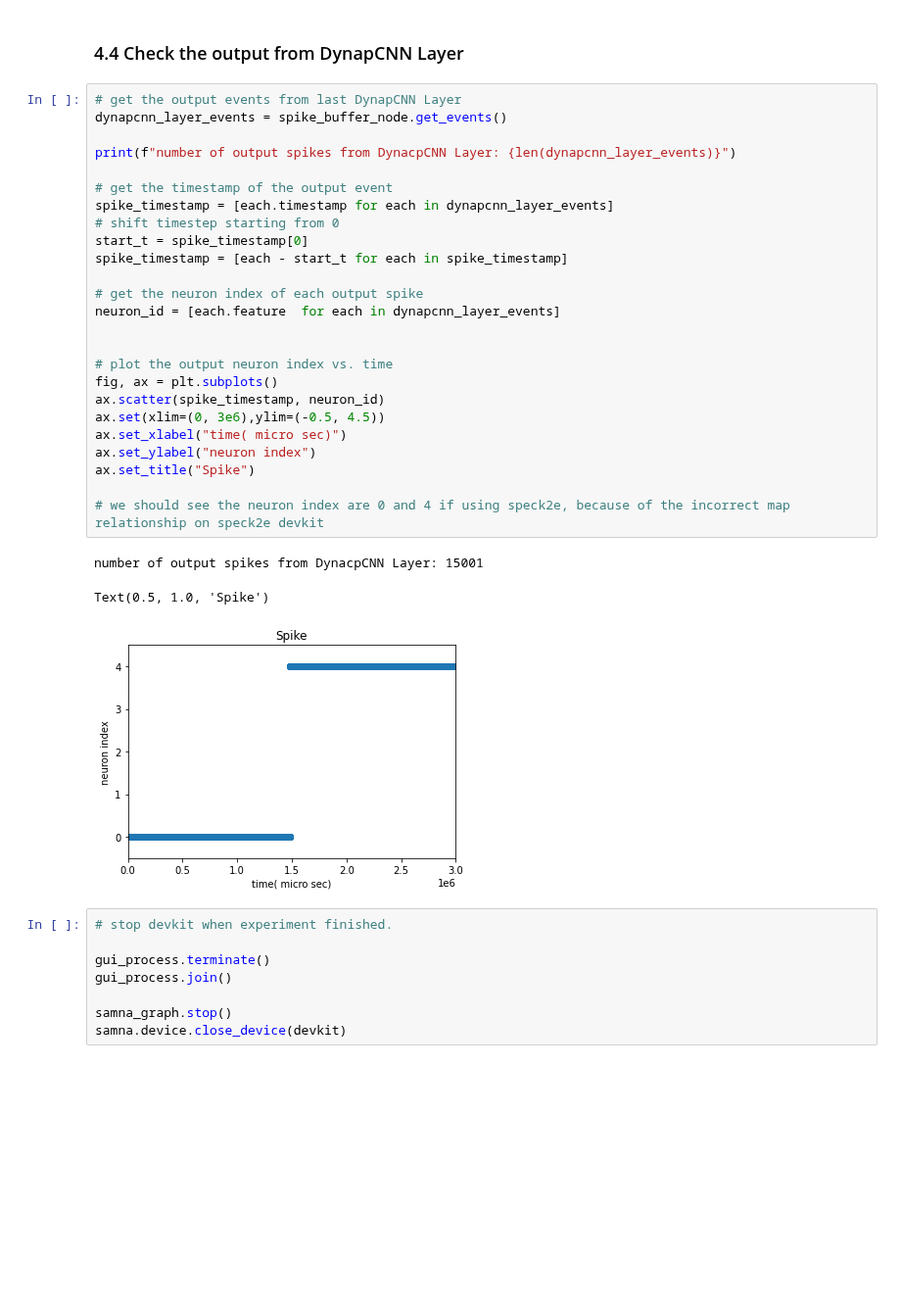
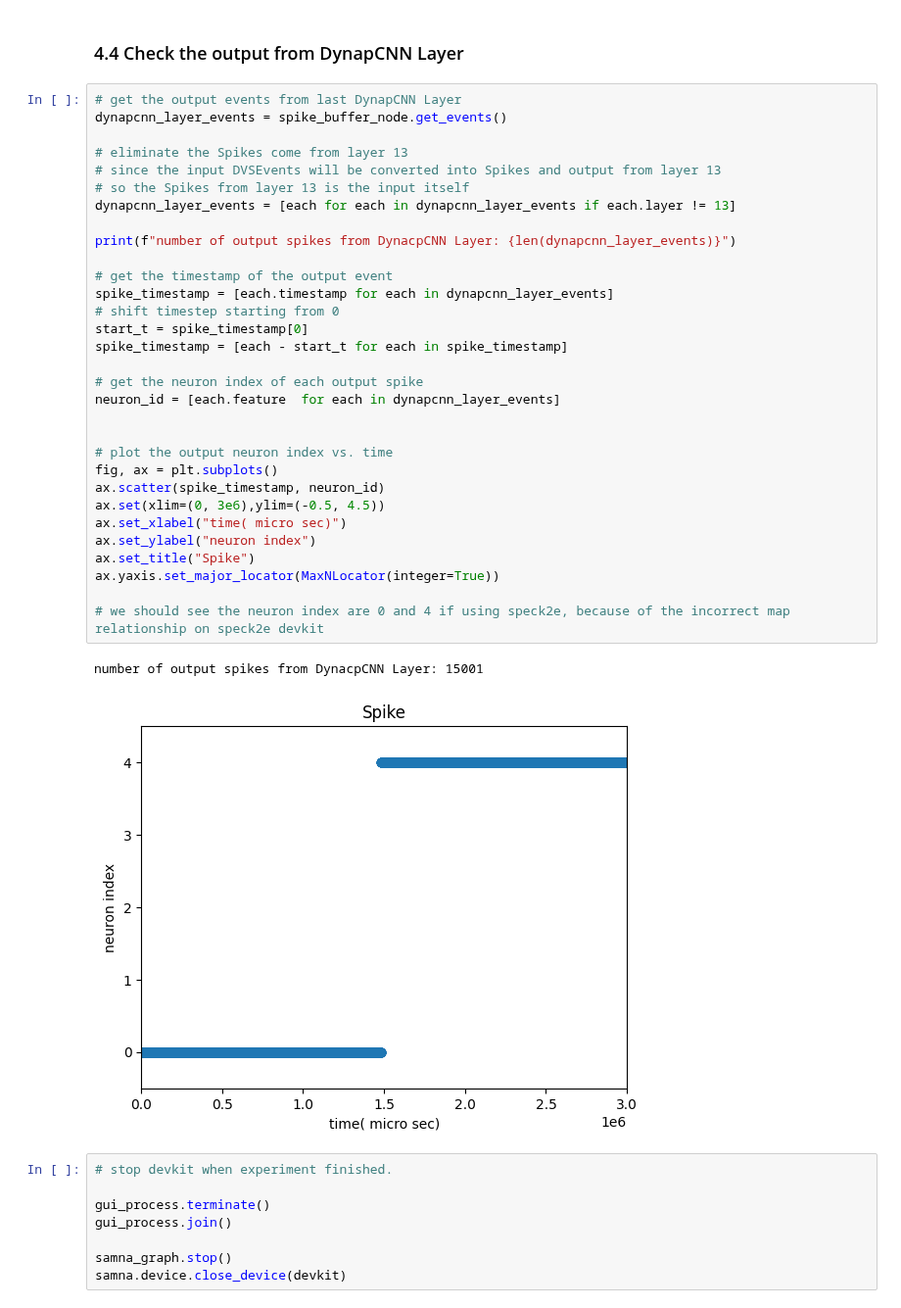
Before and after one commit to synsense/sinabs, a Jupyter notebook: docs/source/notebooks/using_readout_layer.ipynb, the cells around one changed output. Shown at 98% size. Drawn from its saved outputs; the diff is of its cells as text; blank space fills up the shorter version.

Commit message:
fix errors in using_radout_layer.ipynb

```diff
--- a/docs/source/notebooks/using_readout_layer.ipynb
+++ b/docs/source/notebooks/using_readout_layer.ipynb
@@ -574,32 +587,37 @@ Text(0.5, 1.0, 'ReadoutValue')
 # %%
 # get the output events from last DynapCNN Layer
 dynapcnn_layer_events = spike_buffer_node.get_events()
+
+# eliminate the Spikes come from layer 13
+# since the input DVSEvents will be converted into Spikes and output from layer 13
+# so the Spikes from layer 13 is the input itself
+dynapcnn_layer_events = [each for each in dynapcnn_layer_events if each.layer != 13]
 
 print(f"number of output spikes from DynacpCNN Layer: {len(dynapcnn_layer_events)}")
 
 # get the timestamp of the output event
 spike_timestamp = [each.timestamp for each in dynapcnn_layer_events]
 # shift timestep starting from 0
 start_t = spike_timestamp[0]
 spike_timestamp = [each - start_t for each in spike_timestamp]
 
 # get the neuron index of each output spike
 neuron_id = [each.feature  for each in dynapcnn_layer_events]
 
 
 # plot the output neuron index vs. time
 fig, ax = plt.subplots()
 ax.scatter(spike_timestamp, neuron_id)
 ax.set(xlim=(0, 3e6),ylim=(-0.5, 4.5))
 ax.set_xlabel("time( micro sec)")
 ax.set_ylabel("neuron index")
 ax.set_title("Spike")
+ax.yaxis.set_major_locator(MaxNLocator(integer=True))
 
 # we should see the neuron index are 0 and 4 if using speck2e, because of the incorrect map relationship on speck2e devkit
 # %% [output]
 number of output spikes from DynacpCNN Layer: 15001
-Text(0.5, 1.0, 'Spike')
-[figure, old version]
+[figure, new version]
 # %%
 # stop devkit when experiment finished.
 
```
Also changed, not shown: parts of 6 cells of this notebook.
